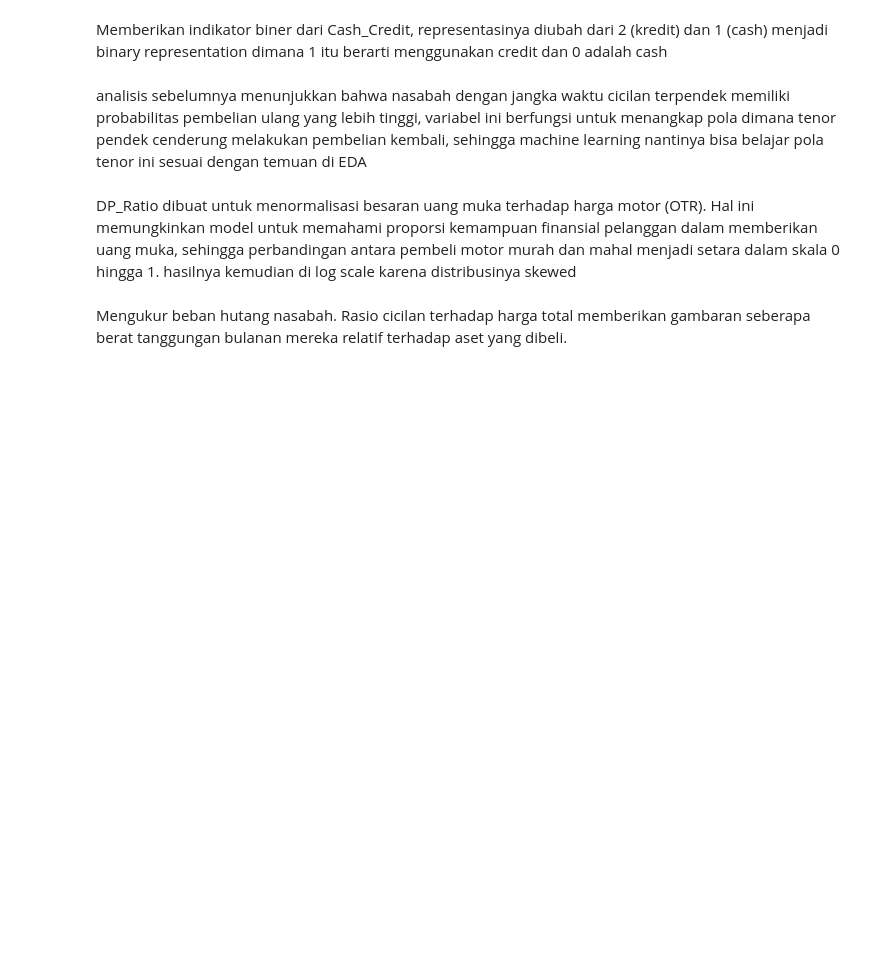
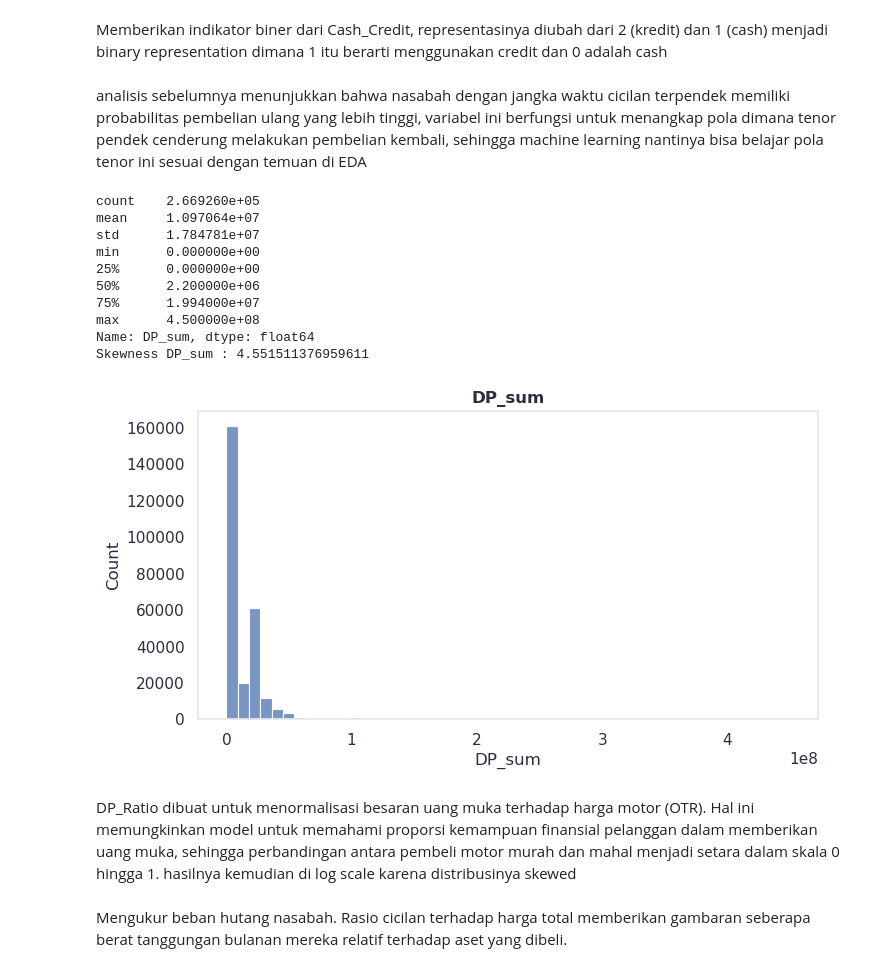
Before and after one commit to hillalhar/UCSPARC-Dealer-Repeat-order-optimization, a Jupyter notebook: Repeat-order-optimization.ipynb, the cells around one changed output. Saved outputs shown, nothing was run; the diff lists cells and outputs as text; code cells hidden in the pictures; blank space fills up the shorter version.

```diff
--- a/Repeat-order-optimization.ipynb
+++ b/Repeat-order-optimization.ipynb
@@ -618,9 +759,29 @@ df_final['Is_Credit'] = np.where(df_final['Cash_Credit'] == 2.0, 1, 0)
 # %% [markdown]
 Memberikan indikator biner dari Cash_Credit, representasinya diubah dari 2 (kredit) dan 1 (cash) menjadi binary representation dimana 1 itu berarti menggunakan credit dan 0 adalah cash
 # %%
-df_final['Short_Tenor'] = np.where(df_final['Tenor_max'] == '1', 1, 0)
+df_final['Short_Tenor'] = np.where(df_final['Tenor_class'] == '1', 1, 0)
 # %% [markdown]
 analisis sebelumnya menunjukkan bahwa nasabah dengan jangka waktu cicilan terpendek memiliki probabilitas pembelian ulang yang lebih tinggi, variabel ini berfungsi untuk menangkap pola dimana tenor pendek cenderung melakukan pembelian kembali, sehingga machine learning nantinya bisa belajar pola tenor ini sesuai dengan temuan di EDA
+# %%
+print(df_final['DP_sum'].describe())
+print("Skewness DP_sum :", df_final['DP_sum'].skew())
+
+fig, ax = plt.subplots(figsize=(8, 4))
+sns.histplot(df_final['DP_sum'], bins=50, ax=ax)
+ax.set_title('DP_sum')
+plt.show()
+# %% [output]
+count    2.669260e+05
+mean     1.097064e+07
+std      1.784781e+07
+min      0.000000e+00
+25%      0.000000e+00
+50%      2.200000e+06
+75%      1.994000e+07
+max      4.500000e+08
+Name: DP_sum, dtype: float64
+Skewness DP_sum : 4.551511376959611
+[figure, added]
 # %%
 df_final['DP_Ratio'] = np.where(df_final['OTR_sum'] > 0, df_final['DP_sum'] / df_final['OTR_sum'], 0.0)
 df_final['DP_Log'] = np.log1p(df_final['DP_sum'])
```
Also changed, not shown: parts of 65 cells of this notebook, 1 other file.
